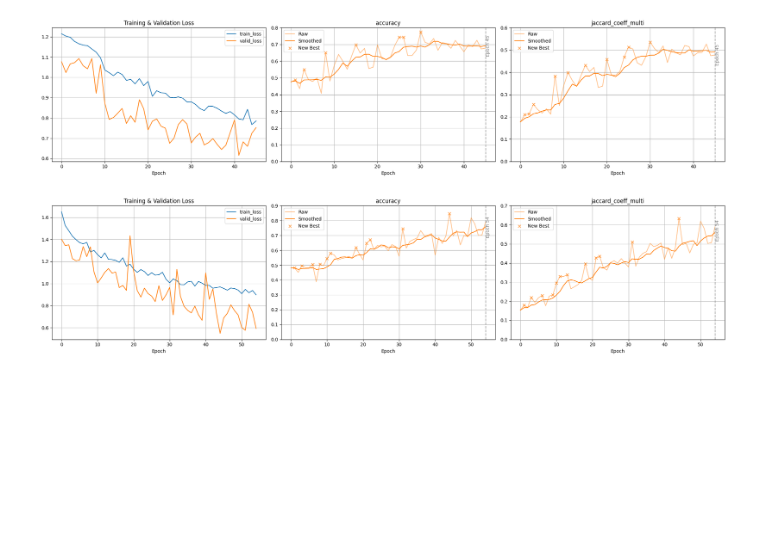
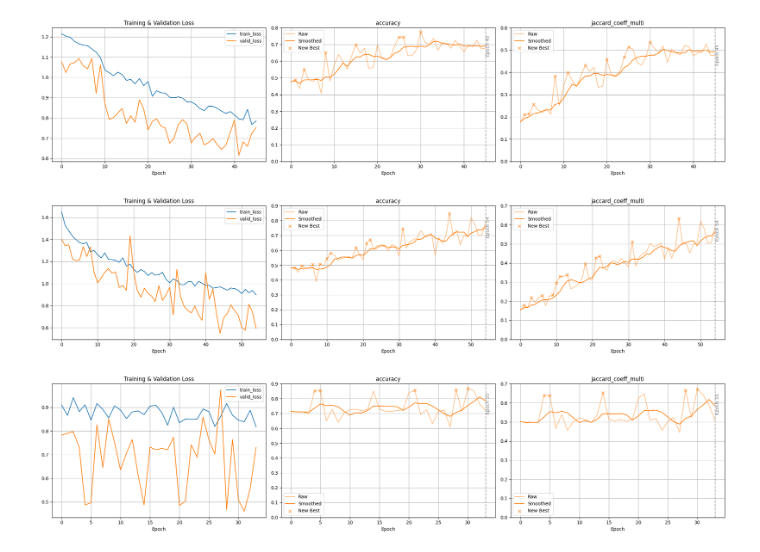
Before and after one commit to mzsuetam/computational-intelligence-proj, a Jupyter notebook: notebooks/monitor.ipynb, the cells around one changed output. Cells and saved outputs as stored; diff of their text form; code cells hidden in the pictures; blank space fills up the shorter version.

```diff
--- a/notebooks/monitor.ipynb
+++ b/notebooks/monitor.ipynb
@@ -99,18 +102,33 @@ def monitor_training(csv_path='history.csv', interval_ms=500, hide_metrics=None)
         time.sleep(interval_ms / 1000)
 # %%
 # monitor_training(LOGS_DIR / 'segmentation_log.csv', hide_metrics=['dice_multi'], interval_ms=2*1000)
+# %%
+dfs = {}
 # %%
-df = pd.read_csv(LOGS_DIR / 'baseline_log.csv',)
-plot_history(df, hide_metrics=['dice_multi'])
+exp_name = 'baseline_34'
+df = pd.read_csv(EXPERIMENTS_DIR / 'new-ds' / exp_name /f'{exp_name}_log.csv')
+dfs[exp_name] = df
+plot_history(df, hide_metrics=['dice_multi'], save_folder=EXPERIMENTS_DIR / 'new-ds' / exp_name)
 # %% [output]
 [figure]
 # %%
-df = pd.read_csv(LOGS_DIR / 'cse_combined_loss_log.csv',)
-plot_history(df, hide_metrics=['dice_multi'])
+exp_name = 'cse_combined_loss'
+df = pd.read_csv(EXPERIMENTS_DIR / 'new-ds' / exp_name / f'{exp_name}_log.csv')
+dfs[exp_name] = df
+plot_history(df, hide_metrics=['dice_multi'], save_folder=EXPERIMENTS_DIR / 'new-ds' / exp_name)
 # %% [output]
 [figure]
 # %%
-df = pd.read_csv(LOGS_DIR / 'cse_log.csv',)
-plot_history(df, hide_metrics=['dice_multi'])
+exp_name = 'cse'
+df = pd.read_csv(EXPERIMENTS_DIR / 'new-ds' / exp_name / f'{exp_name}_log.csv')
+dfs[exp_name] = df
+plot_history(df, hide_metrics=['dice_multi'], save_folder=EXPERIMENTS_DIR / 'new-ds' / exp_name)
 # %% [output]
 [figure]
+# %%
+exp_name = 'cse_phase_2'
+df = pd.read_csv(EXPERIMENTS_DIR / 'new-ds' / exp_name / f'{exp_name}_log.csv')
+dfs[exp_name] = df
+plot_history(df, hide_metrics=['dice_multi'], save_folder=EXPERIMENTS_DIR / 'new-ds' / exp_name)
+# %% [output]
+[figure, added]
```
Also changed, not shown: parts of 4 cells of this notebook, 59 other files.
